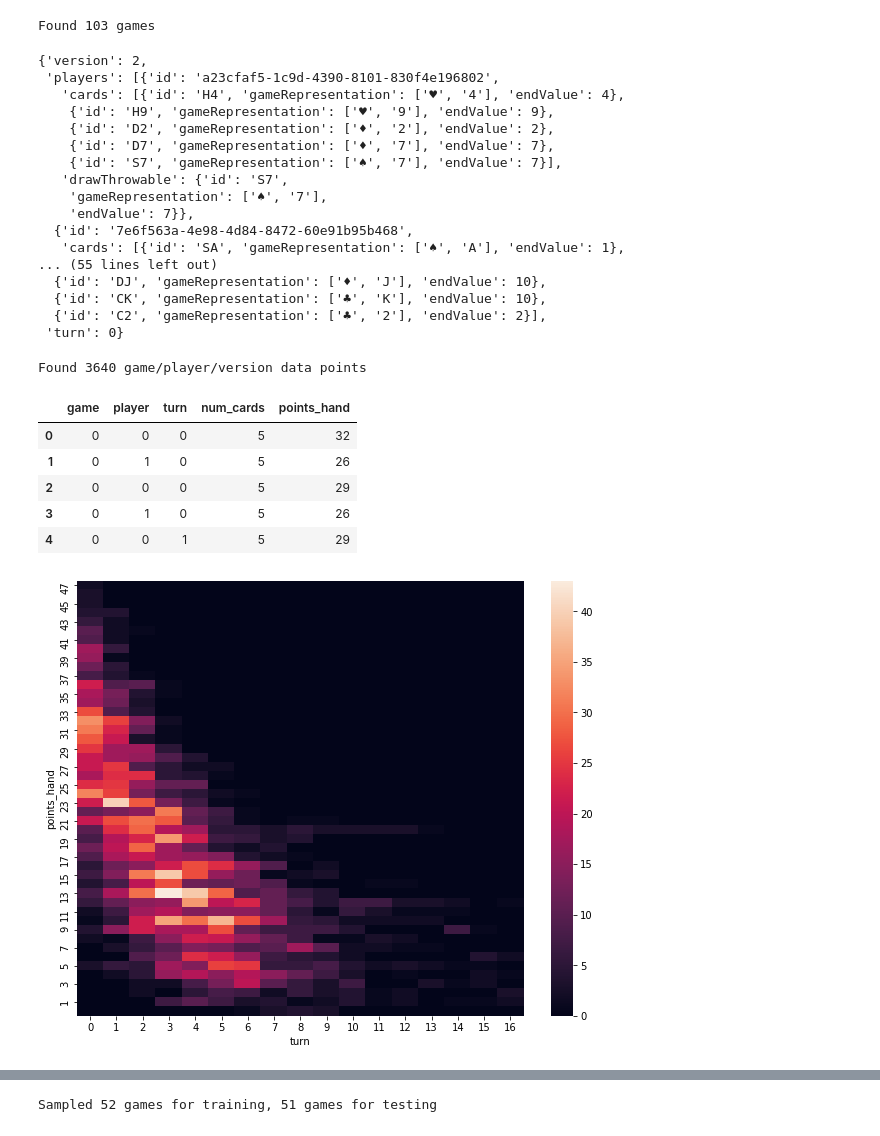
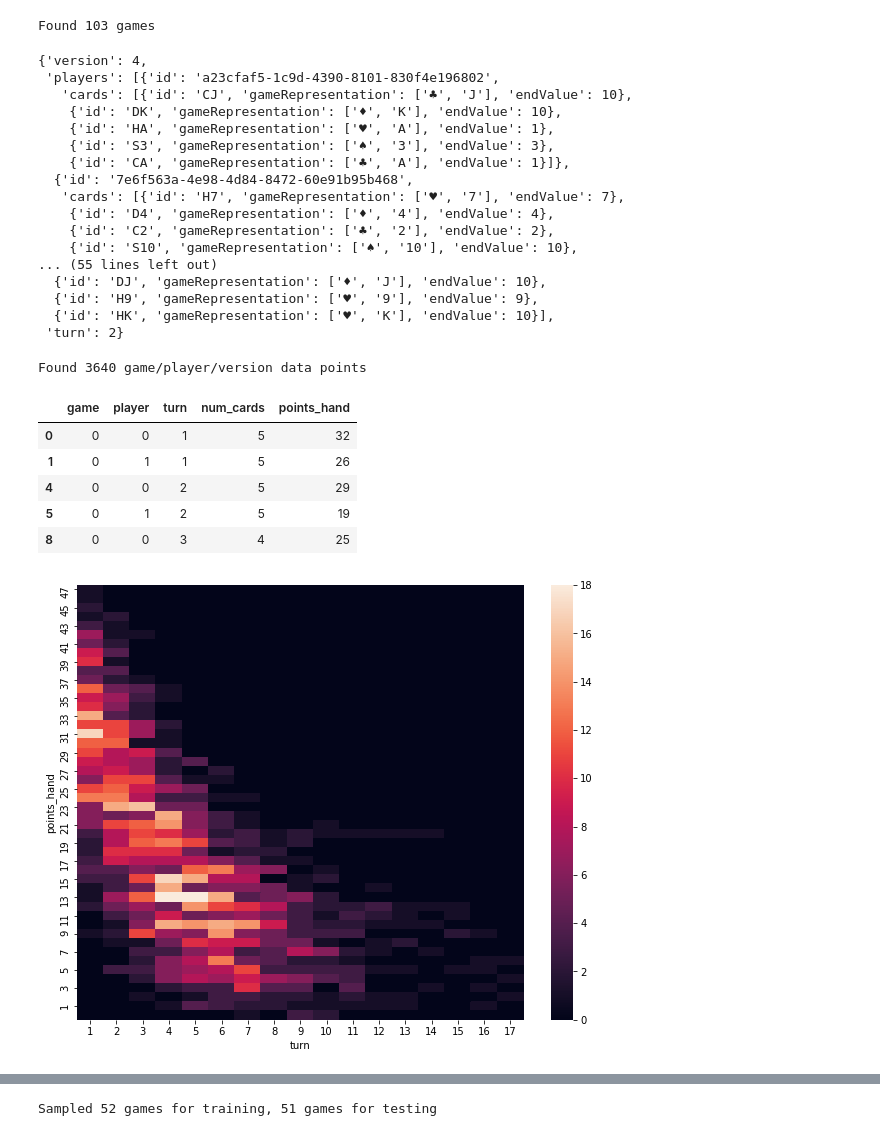
Before and after one commit to maxfriedrich/dsdm, a Jupyter notebook: 09_game_points_trends.ipynb, the cells around one changed output, grey strips where cells are left out. Cells and saved outputs as stored; diff of their text form; code cells hidden in the pictures.

```diff
--- a/09_game_points_trends.ipynb
+++ b/09_game_points_trends.ipynb
@@ -28,6 +29,7 @@ Found 3021 game state info logs
 by_game = collections.defaultdict(list)
 game_counter = collections.defaultdict(int)
 turn_counter = collections.defaultdict(int)
+game_player_turn = set()
 
 # Stupid workarounds because I wrote incomplete logs…
 for state in game_series_states:
@@ -36,32 +38,34 @@ for state in game_series_states:
         game_counter[players] += 1
 
     game_id = (players, game_counter[players])
-    if state['nextAction'] == 'throw':
-        state['turn'] = turn_counter[game_id] // len(state['players'])
+    turn = turn_counter[game_id] // len(state['players']) + 1
+    gpt = (game_id, state['currentPlayer'], turn)
+    if state['nextAction'] == 'throw' and gpt not in game_player_turn:
+        state['turn'] = turn
         turn_counter[game_id] += 1
         by_game[game_id].append(state)
 print(f'Found {len(by_game)} games')
 
-next(iter(by_game.values()))[1]
+list(by_game.values())[1][2]
 # %% [output]
 Found 103 games
-{'version': 2,
+{'version': 4,
  'players': [{'id': 'a23cfaf5-1c9d-4390-8101-830f4e196802',
-   'cards': [{'id': 'H4', 'gameRepresentation': ['♥', '4'], 'endValue': 4},
-    {'id': 'H9', 'gameRepresentation': ['♥', '9'], 'endValue': 9},
-    {'id': 'D2', 'gameRepresentation': ['♦', '2'], 'endValue': 2},
-    {'id': 'D7', 'gameRepresentation': ['♦', '7'], 'endValue': 7},
-    {'id': 'S7', 'gameRepresentation': ['♠', '7'], 'endValue': 7}],
-   'drawThrowable': {'id': 'S7',
-    'gameRepresentation': ['♠', '7'],
-    'endValue': 7}},
+   'cards': [{'id': 'CJ', 'gameRepresentation': ['♣', 'J'], 'endValue': 10},
+    {'id': 'DK', 'gameRepresentation': ['♦', 'K'], 'endValue': 10},
+    {'id': 'HA', 'gameRepresentation': ['♥', 'A'], 'endValue': 1},
+    {'id': 'S3', 'gameRepresentation': ['♠', '3'], 'endValue': 3},
+    {'id': 'CA', 'gameRepresentation': ['♣', 'A'], 'endValue': 1}]},
   {'id': '7e6f563a-4e98-4d84-8472-60e91b95b468',
-   'cards': [{'id': 'SA', 'gameRepresentation': ['♠', 'A'], 'endValue': 1},
+   'cards': [{'id': 'H7', 'gameRepresentation': ['♥', '7'], 'endValue': 7},
+    {'id': 'D4', 'gameRepresentation': ['♦', '4'], 'endValue': 4},
+    {'id': 'C2', 'gameRepresentation': ['♣', '2'], 'endValue': 2},
+    {'id': 'S10', 'gameRepresentation': ['♠', '10'], 'endValue': 10},
 ... (55 lines left out)
   {'id': 'DJ', 'gameRepresentation': ['♦', 'J'], 'endValue': 10},
-  {'id': 'CK', 'gameRepresentation': ['♣', 'K'], 'endValue': 10},
-  {'id': 'C2', 'gameRepresentation': ['♣', '2'], 'endValue': 2}],
- 'turn': 0}
+  {'id': 'H9', 'gameRepresentation': ['♥', '9'], 'endValue': 9},
+  {'id': 'HK', 'gameRepresentation': ['♥', 'K'], 'endValue': 10}],
+ 'turn': 2}
 # %%
 class Index:
     def __init__(self):
@@ -104,24 +111,24 @@ for game, states in by_game.items():
                 'points_hand': sum([card['endValue'] for card in cards])
             })
 print(f'Found {len(by_player)} game/player/version data points')
-by_player = pd.DataFrame(by_player)
+by_player = pd.DataFrame(by_player).drop_duplicates(['game', 'player', 'turn'])
 by_player.head()
 # %% [output]
 Found 3640 game/player/version data points
 |  | game | player | turn | num_cards | points_hand |
-| 0 | 0 | 0 | 0 | 5 | 32 |
-| 1 | 0 | 1 | 0 | 5 | 26 |
-| 2 | 0 | 0 | 0 | 5 | 29 |
-| 3 | 0 | 1 | 0 | 5 | 26 |
-| 4 | 0 | 0 | 1 | 5 | 29 |
+| 0 | 0 | 0 | 1 | 5 | 32 |
+| 1 | 0 | 1 | 1 | 5 | 26 |
+| 4 | 0 | 0 | 2 | 5 | 29 |
+| 5 | 0 | 1 | 2 | 5 | 19 |
+| 8 | 0 | 0 | 3 | 4 | 25 |
 # %%
 fig = plt.Figure(figsize=(10, 8))
 ax = fig.gca()
 heatmap_data = by_player.pivot_table(index='points_hand', columns='turn', values='num_cards', aggfunc=len).fillna(0).iloc[::-1]
-sns.heatmap(heatmap_data, ax=ax)
+_ = sns.heatmap(heatmap_data, ax=ax)
 fig
 # %% [output]
-[figure, old version]
+[figure, new version]
 # %%
 ax = sns.lmplot(x='turn', y='points_hand', data=by_player)
 _ = ax.set(ylim=(0, 30))
```
Also changed, not shown: parts of 14 cells of this notebook, 2 other files.
